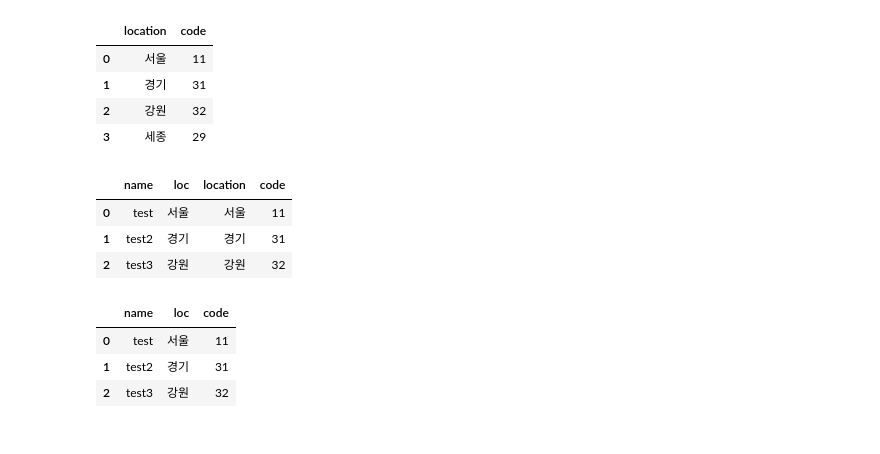
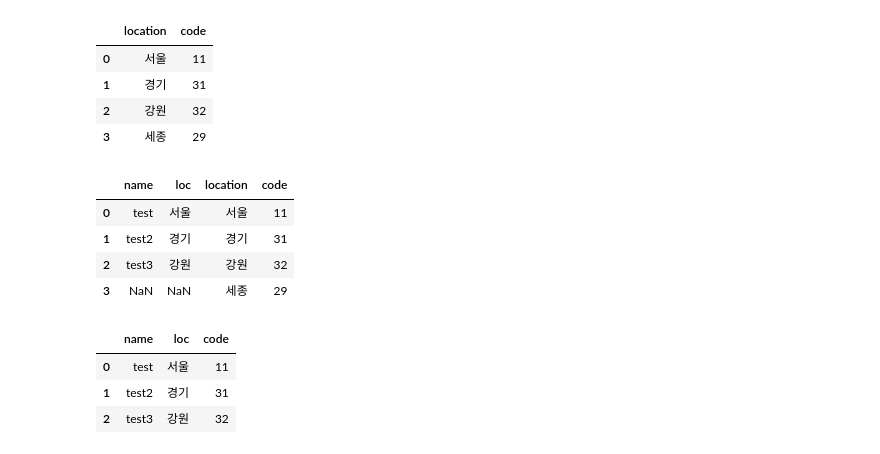
Before and after one commit to kanghiee/ubion, a Jupyter notebook: python/240326/02_dataframe.ipynb, the cells around one changed output. Cells and saved outputs as stored; diff of their text form; code cells hidden in the pictures.

```diff
--- a/python/240326/02_dataframe.ipynb
+++ b/python/240326/02_dataframe.ipynb
@@ -108,13 +108,14 @@ df4
 # %%
 ## df3, df4를 조인결합
 # 두개의 데이터프레임의 같은 데이터를 가진 컬럼의 이름이 다르다.
 # left_on , right_on 활용하여 두개의 컬럼을 지정
-pd.merge(df3, df4, how = 'left', left_on = 'loc',right_on='location')
+pd.merge(df3, df4, how = 'right', left_on = 'loc',right_on='location')
 # %% [output]
 |  | name | loc | location | code |
 | 0 | test | 서울 | 서울 | 11 |
 | 1 | test2 | 경기 | 경기 | 31 |
 | 2 | test3 | 강원 | 강원 | 32 |
+| 3 | NaN | NaN | 세종 | 29 |
 # %%
 # 데이터플레임의 컬럼의 이름을 변경하고 조인결합
 df4 = df4.rename(
```
Also changed, not shown: parts of 21 cells of this notebook, 9 other files.
